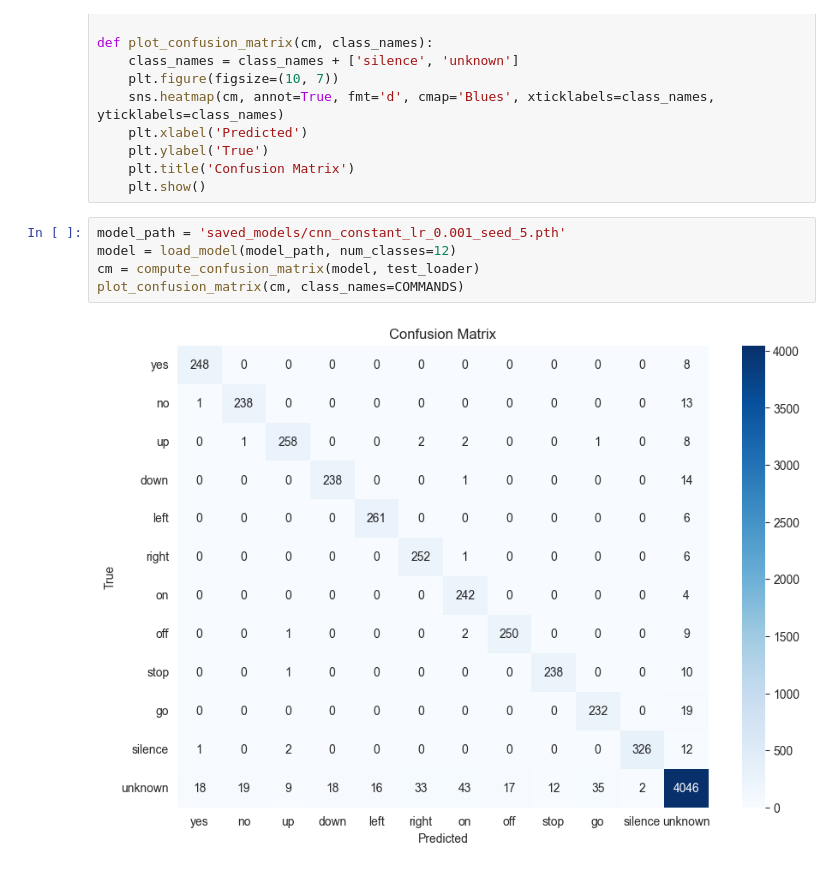
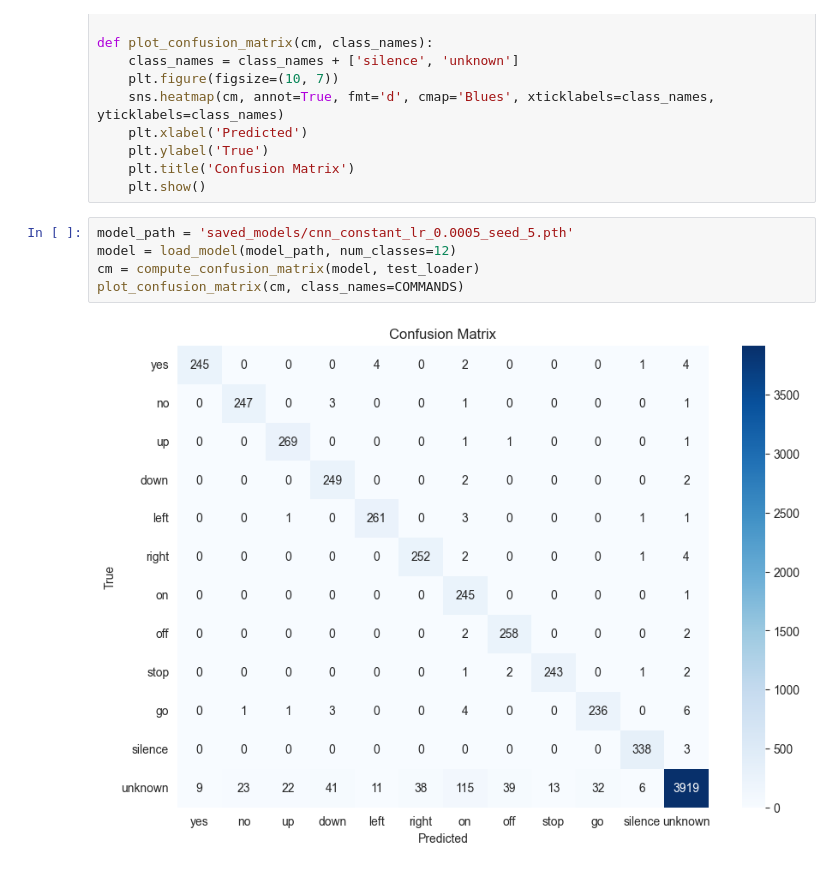
Before and after one commit to Mafarein/deep_learning_project2, a Jupyter notebook: model_experiments.ipynb, the cells around one changed output. Saved outputs shown, nothing was run; the diff lists cells and outputs as text.

```diff
--- a/model_experiments.ipynb
+++ b/model_experiments.ipynb
@@ -273,9 +356,9 @@ def plot_confusion_matrix(cm, class_names):
     plt.title('Confusion Matrix')
     plt.show()
 # %%
-model_path = 'saved_models/cnn_constant_lr_0.001_seed_5.pth'
+model_path = 'saved_models/cnn_constant_lr_0.0005_seed_5.pth'
 model = load_model(model_path, num_classes=12)
 cm = compute_confusion_matrix(model, test_loader)
 plot_confusion_matrix(cm, class_names=COMMANDS)
 # %% [output]
-[figure, old version]
+[figure, new version]
```
Also changed, not shown: parts of 8 cells of this notebook, 25 other files.
